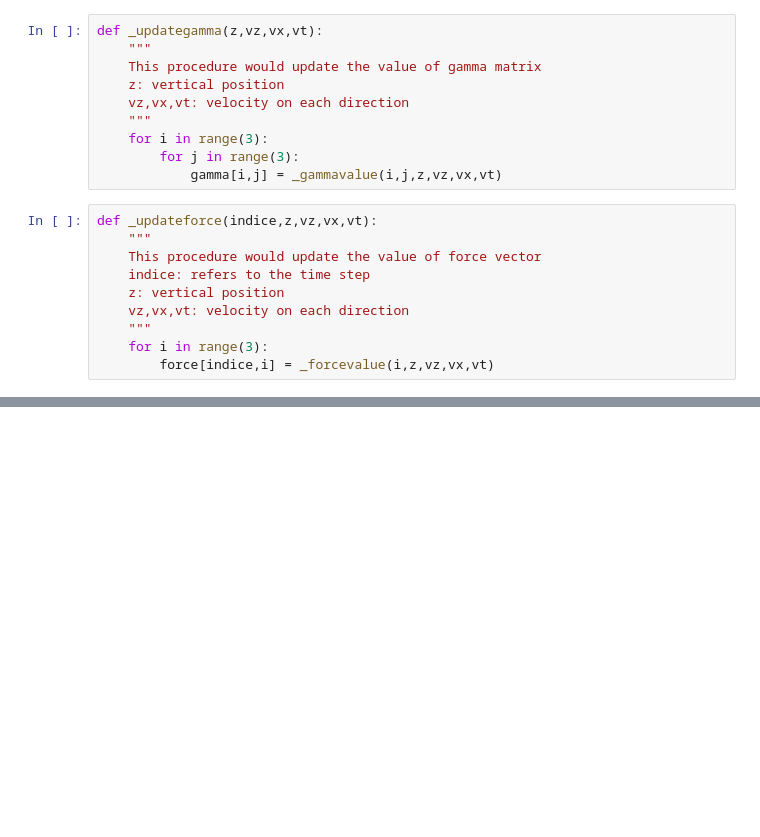
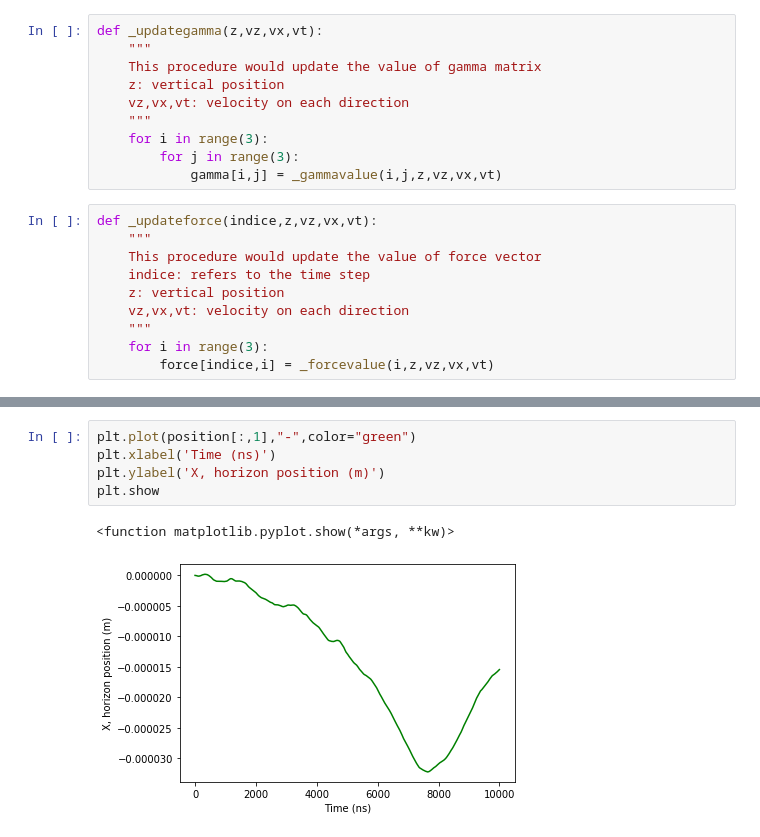
Before and after one commit to yiliny/BEHD_LOMA, a Jupyter notebook: PYTHON/Langevin3D_YYE.ipynb, the cells around one changed output, grey strips where cells are left out. Saved outputs shown, nothing was run; the diff lists cells and outputs as text; blank space fills up the shorter version.

```diff
--- a/PYTHON/Langevin3D_YYE.ipynb
+++ b/PYTHON/Langevin3D_YYE.ipynb
@@ -339,0 +404,8 @@ print(position[1000,:])
+# %%
+plt.plot(position[:,1],"-",color="green")
+plt.xlabel('Time (ns)')
+plt.ylabel('X, horizon position (m)')
+plt.show
+# %% [output]
+<function matplotlib.pyplot.show(*args, **kw)>
+[figure, added]
```
Also changed, not shown: parts of 30 cells of this notebook.
